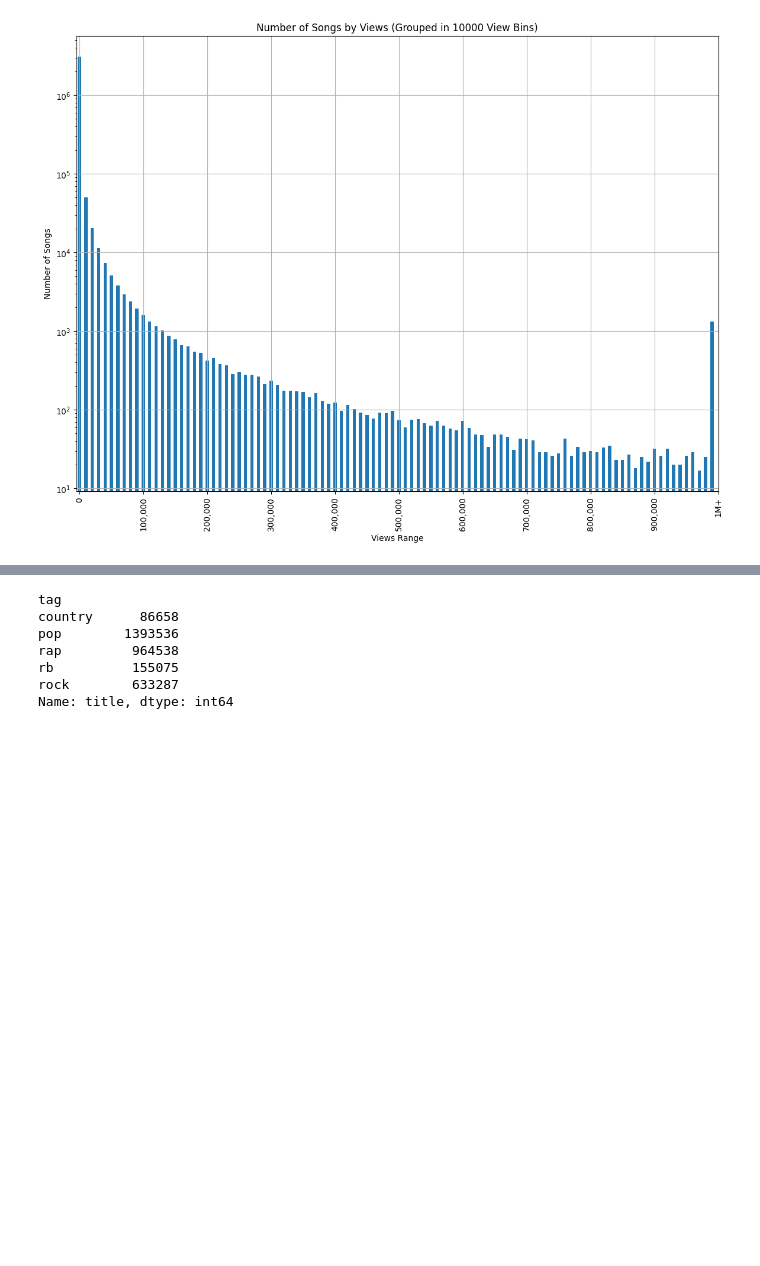
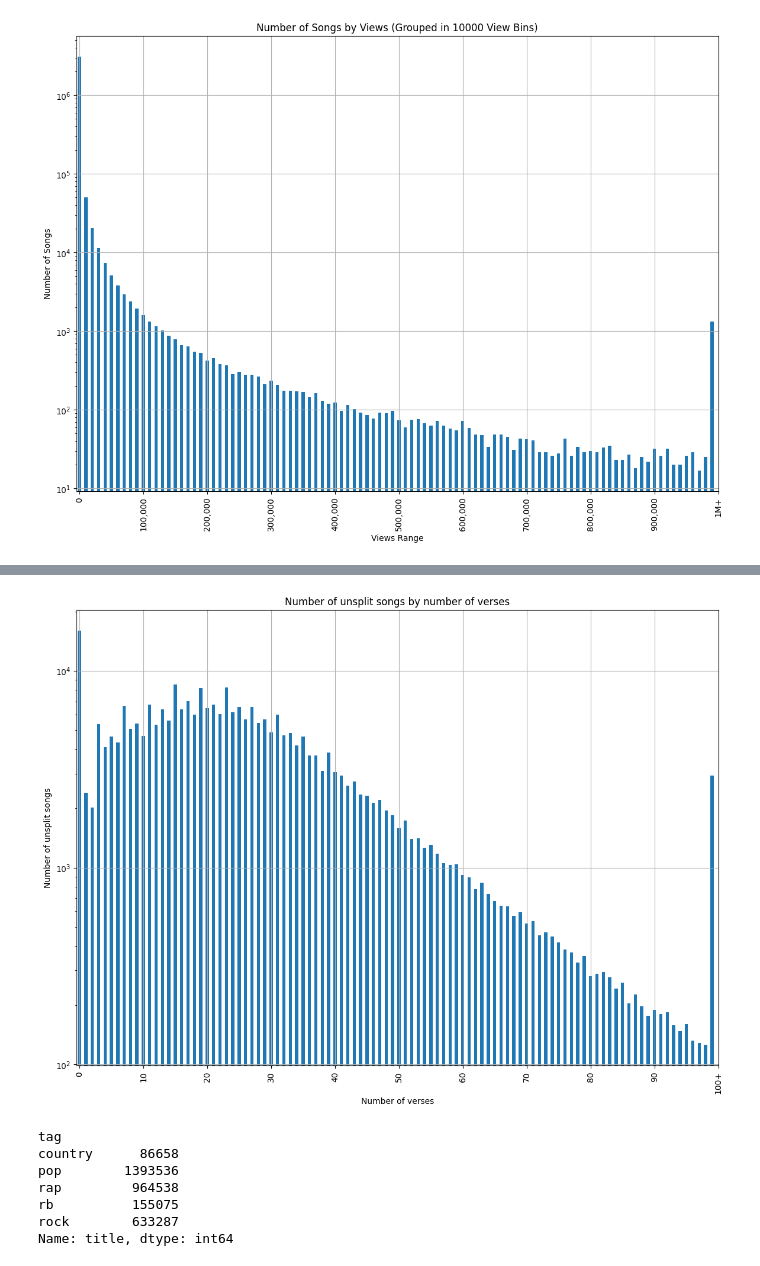
Before and after one commit to ChefBB/TA_project, a Jupyter notebook: preprocessing.ipynb, the cells around one changed output, grey strips where cells are left out. Drawn from its saved outputs; the diff is of its cells as text; code cells hidden in the pictures; blank space fills up the shorter version.

```diff
--- a/preprocessing.ipynb
+++ b/preprocessing.ipynb
@@ -99,3 +114,27 @@ plt.show()
+# %%
+plt.figure(figsize= (14, 10))
+unsplit_df[
+    ['#verses', 'title']
+].groupby(
+    pd.cut(
+        unsplit_df['#verses'],
+        bins= list(range(0, 100)) + [float('inf')], right= True
+    ), observed= False
+).count()['title'].plot(kind= 'bar')
+
+plt.title('Number of unsplit songs by number of verses')
+plt.xlabel('Number of verses')
+plt.ylabel('Number of unsplit songs')
+
+xticks_positions = list(range(0, len(bins) - 1, 10)) + [len(bins) - 1]
+xticks_labels = [f'{x:,}' for x in range(0, 100, 10)] + ['100+']
+plt.xticks(xticks_positions, xticks_labels)
+
+plt.yscale('log')
+plt.grid()
+plt.show()
+# %% [output]
+[figure, added]
 # %%
 # tag
 # country      86658
```
Also changed, not shown: parts of 1 cell of this notebook, 1 other file.
